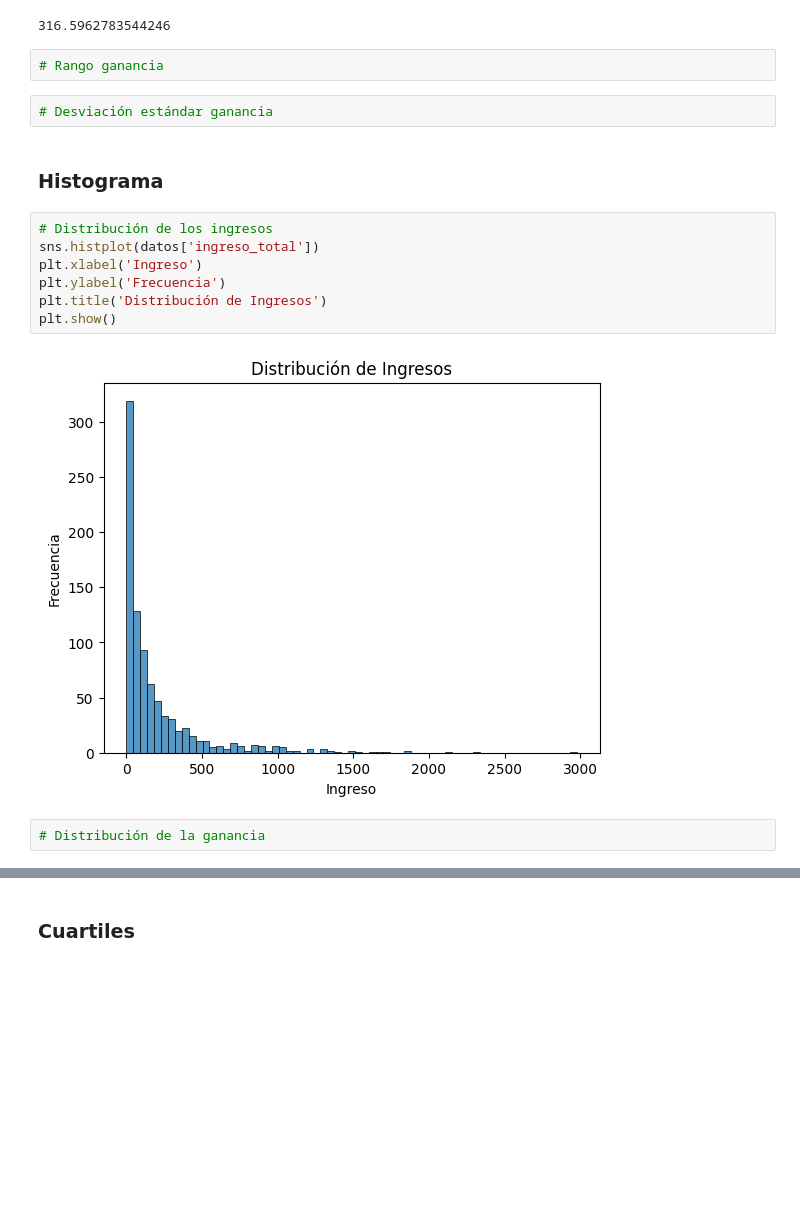
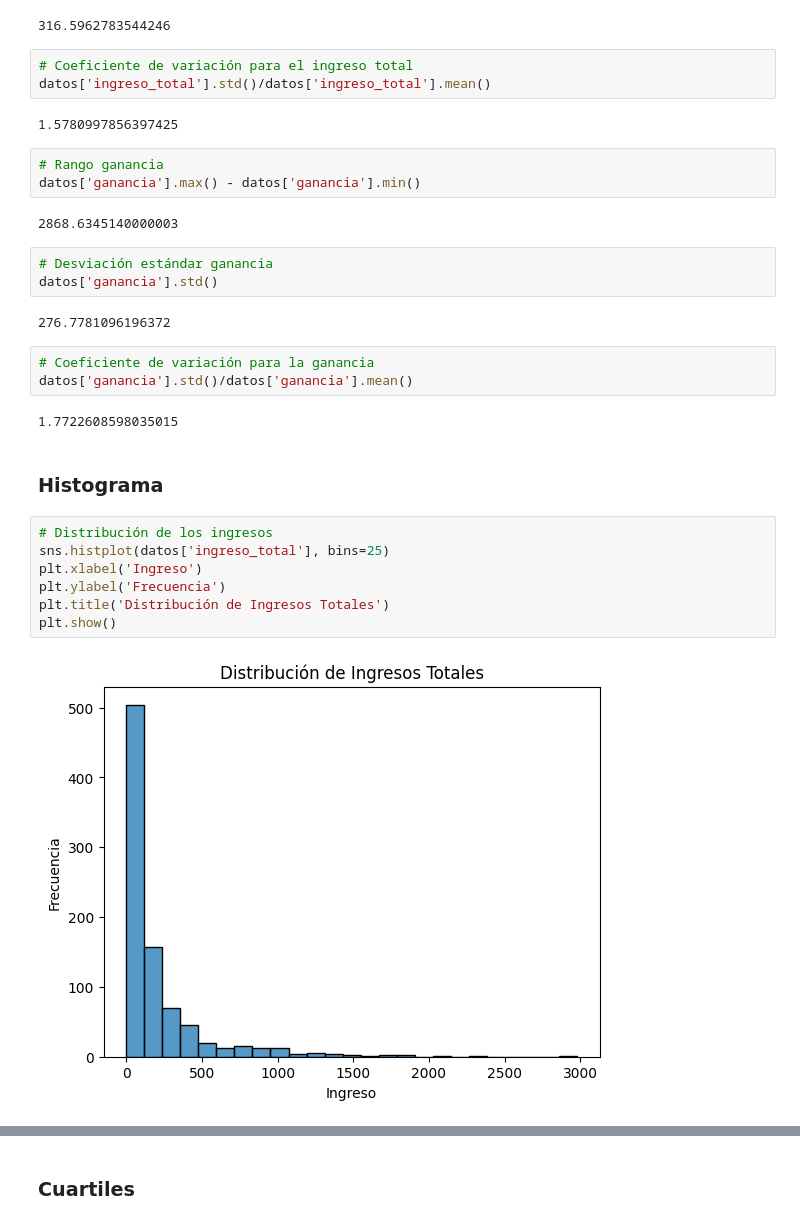
Before and after one commit to hfelizzola/Curso-Fundamentos-Ciencia-de-Datos-Fontebo, a Jupyter notebook: 3_Python_Análisis_Exploratorio_de_Datos.ipynb, the cells around one changed output, grey strips where cells are left out. Drawn from its saved outputs; the diff is of its cells as text; blank space fills up the shorter version.

```diff
--- a/3_Python_Análisis_Exploratorio_de_Datos.ipynb
+++ b/3_Python_Análisis_Exploratorio_de_Datos.ipynb
@@ -273,20 +403,34 @@ datos['ingreso_total'].max() - datos['ingreso_total'].min()
 datos['ingreso_total'].std()
 # %% [output]
 316.5962783544246
+# %%
+# Coeficiente de variación para el ingreso total
+datos['ingreso_total'].std()/datos['ingreso_total'].mean()
+# %% [output]
+1.5780997856397425
 # %%
 # Rango ganancia
+datos['ganancia'].max() - datos['ganancia'].min()
+# %% [output]
+2868.6345140000003
 # %%
 # Desviación estándar ganancia
+datos['ganancia'].std()
+# %% [output]
+276.7781096196372
+# %%
+# Coeficiente de variación para la ganancia
+datos['ganancia'].std()/datos['ganancia'].mean()
+# %% [output]
+1.7722608598035015
 # %% [markdown]
 ### Histograma
 # %%
 # Distribución de los ingresos
-sns.histplot(datos['ingreso_total'])
+sns.histplot(datos['ingreso_total'], bins=25)
 plt.xlabel('Ingreso')
 plt.ylabel('Frecuencia')
-plt.title('Distribución de Ingresos')
+plt.title('Distribución de Ingresos Totales')
 plt.show()
 # %% [output]
-[figure, old version]
+[figure, new version]
-# %%
-# Distribución de la ganancia
```
Also changed, not shown: parts of 42 cells of this notebook.
